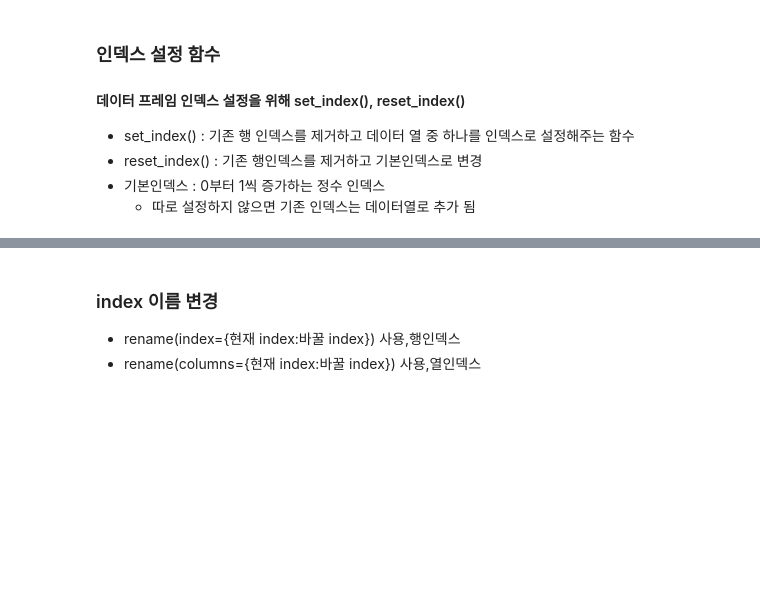
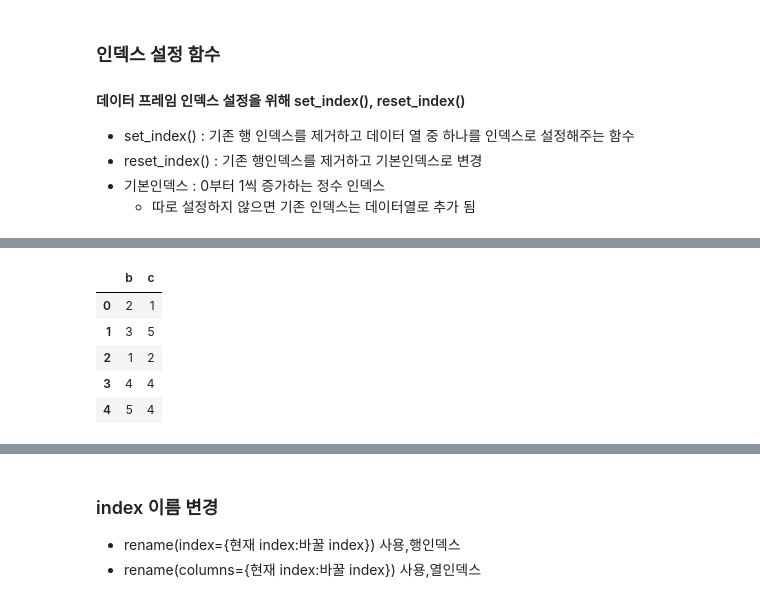
Before and after one commit to lth0813/SeSAC-LECTURE, a Jupyter notebook: 실습 확인/1-3 판다스연습(데이터프레임 데이터조작,개수,정렬 등).ipynb, the cells around one changed output, grey strips where cells are left out. Saved outputs shown, nothing was run; the diff lists cells and outputs as text; code cells hidden in the pictures; blank space fills up the shorter version.

```diff
--- a/실습 확인/1-3 판다스연습(데이터프레임 데이터조작,개수,정렬 등).ipynb
+++ b/실습 확인/1-3 판다스연습(데이터프레임 데이터조작,개수,정렬 등).ipynb
@@ -1190,8 +1245,14 @@ df3 #원본반영안됨
 # %%
 # 인덱스값이 관측값이 아니거나 불필요한 경우는 df의 열데이터로 추가되지 않게 해야함
 # drop=True (기존 인덱스 삭제)
 df3.reset_index(drop=True)
-df3
+# %% [output]
+|  | b | c |
+| 0 | 2 | 1 |
+| 1 | 3 | 5 |
+| 2 | 1 | 2 |
+| 3 | 4 | 4 |
+| 4 | 5 | 4 |
 # %%
 df3.reset_index(drop=True,inplace=True)
 df3
```
Also changed, not shown: parts of 27 cells of this notebook, 19 other files.
